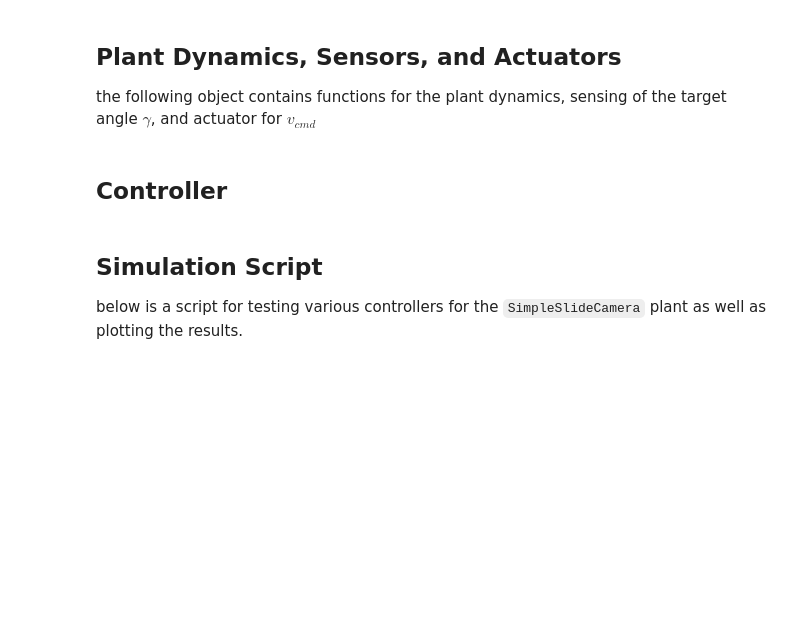
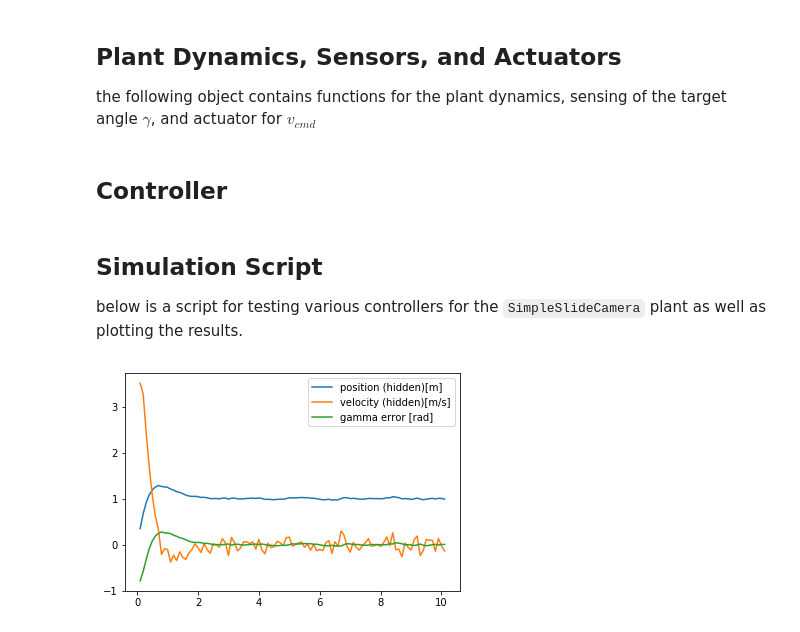
Before and after one commit to ncnynl/bwsi-uav-labs-docs, a Jupyter notebook: control/simple_feedback_control.ipynb, the cells around one changed output. Saved outputs shown, nothing was run; the diff lists cells and outputs as text; code cells hidden in the pictures; blank space fills up the shorter version.

Commit message:
Basic PID control notebook

```diff
--- a/control/simple_feedback_control.ipynb
+++ b/control/simple_feedback_control.ipynb
@@ -57,12 +57,12 @@ class SimpleSlideCamera():
 # %% [markdown]
 ## Controller
 # %%
-def p_control(y_err, kp):
+def pi_control(y_err, kp, ie, ki):
     ''' compute the actuator command based on proportional error between output and desired output
     Args:
     y_err: y - y_des where y is the output variable of the plant
     '''
-
+    cmd = -kp*y_err -ki*ie
     # TODO: write a proportional control law (hint: it is a single line, very simple equations)
     # END TODO
 
@@ -74,7 +74,8 @@ below is a script for testing various controllers for the `SimpleSlideCamera` pl
 # %%
 
 # Control inputs
-kp = 1.0
+kp = 4.0
+ki = 0.5
 dt = _TIME_STEP
 t_final = 10.0
 
@@ -93,35 +94,38 @@ data['acc_cmd'] = []
 data['vel_cmd'] = []
 data['err_gamma'] = []
 data['x_hidden'] = []
 data['v_hidden'] = []
 t = 0.0
 err_prev = 0.0
+integral_err = 0.0
 while t < t_final:
     t += dt
 
     # SENSOR: sense output variable gamma (angle from camera centerline to target) and calculate error from desired
     err_gamma = sscam.sense_gamma() - sscam.gamma_d
 
     # CONTROLLER: call velocity control algoritm
-    vel_cmd = p_control(err_gamma, kp)
-
+    vel_cmd = pi_control(err_gamma, kp, integral_err, ki)
+    integral_err = integral_err + err_gamma
     # ACTUATOR: send velocity command to plant
     sscam.actuate_disturbed_velocity_command(vel_cmd)
 
     # store data
     err_gamma_prev = err_gamma
     data['t'].append(t)
     data['vel_cmd'].append(vel_cmd)
     data['err_gamma'].append(err_gamma)
     data['x_hidden'].append(sscam._get_hidden_position())
     data['v_hidden'].append(sscam._get_hidden_velocity())
 
 # Plot Data
 handle_position, = plt.plot(data['t'], data['x_hidden'], label='position (hidden)[m]')
 handle_velocity, = plt.plot(data['t'], data['v_hidden'], label='velocity (hidden)[m/s]')
 handle_err_gamma, = plt.plot(data['t'], data['err_gamma'], label='gamma error [rad]')
 plt.legend(handles=[handle_position, handle_velocity, handle_err_gamma])
 plt.show()
+# %% [output]
+[figure, added]
 # %% [markdown]
 ## Questions
 
```
Also changed, not shown: parts of 3 cells of this notebook.
